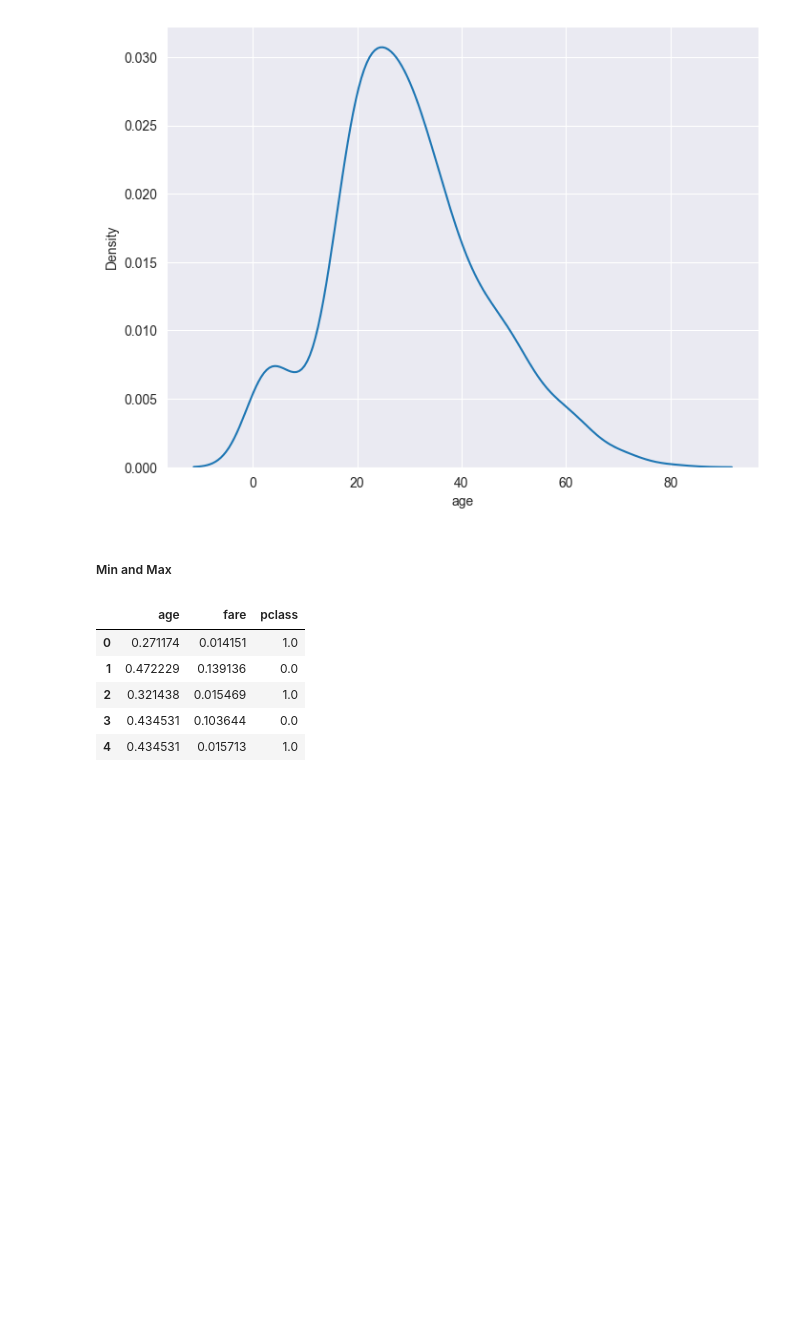
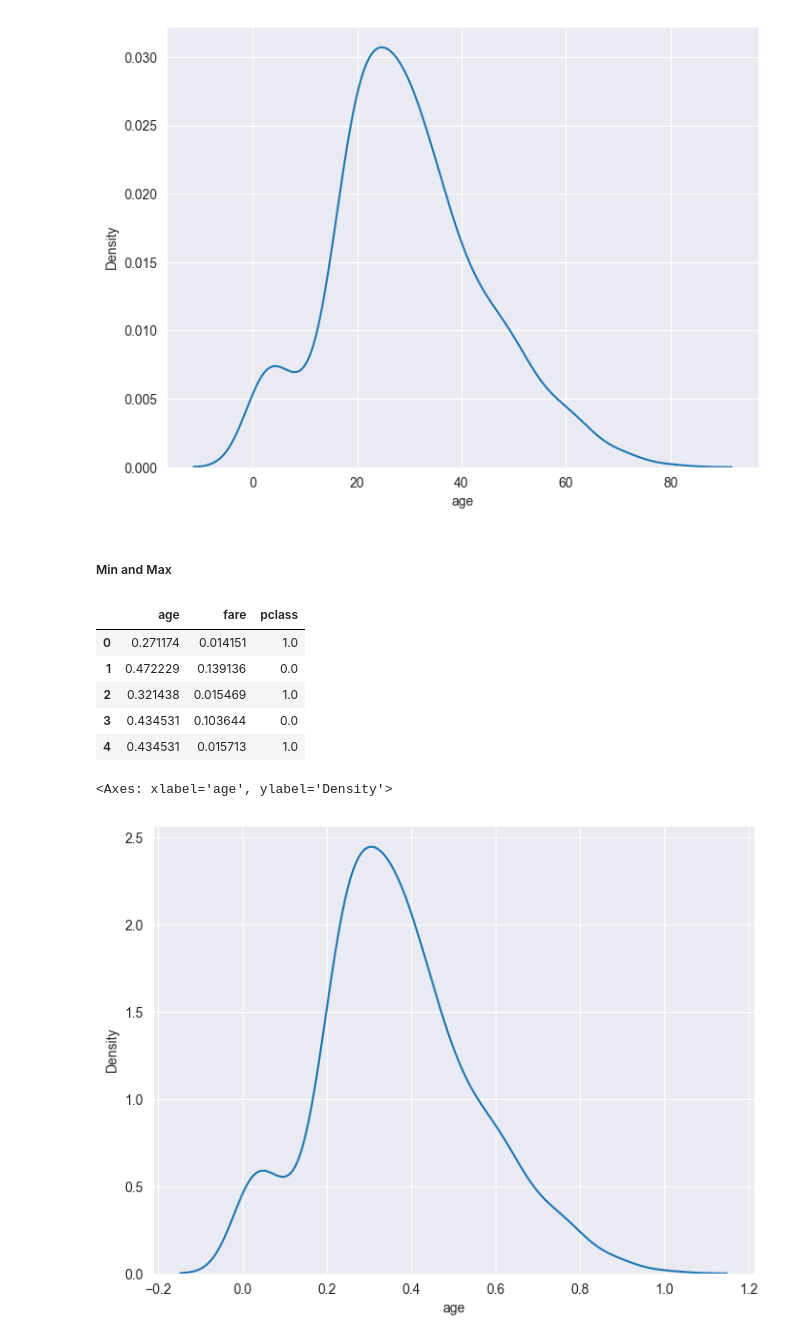
Before and after one commit to KennedyMungai/scikit-learn-intro, a Jupyter notebook: scikit_learn_intro.ipynb, the cells around one changed output. Saved outputs shown, nothing was run; the diff lists cells and outputs as text; code cells hidden in the pictures; blank space fills up the shorter version.

Commit message:
Added some logic to plot out the data

```diff
--- a/scikit_learn_intro.ipynb
+++ b/scikit_learn_intro.ipynb
@@ -77,3 +77,8 @@ titanic_data_scaled.head()
 | 2 | 0.321438 | 0.015469 | 1.0 |
 | 3 | 0.434531 | 0.103644 | 0.0 |
 | 4 | 0.434531 | 0.015713 | 1.0 |
+# %%
+sns.kdeplot(titanic_data_scaled['age'])
+# %% [output]
+<Axes: xlabel='age', ylabel='Density'>
+[figure, added]
```
